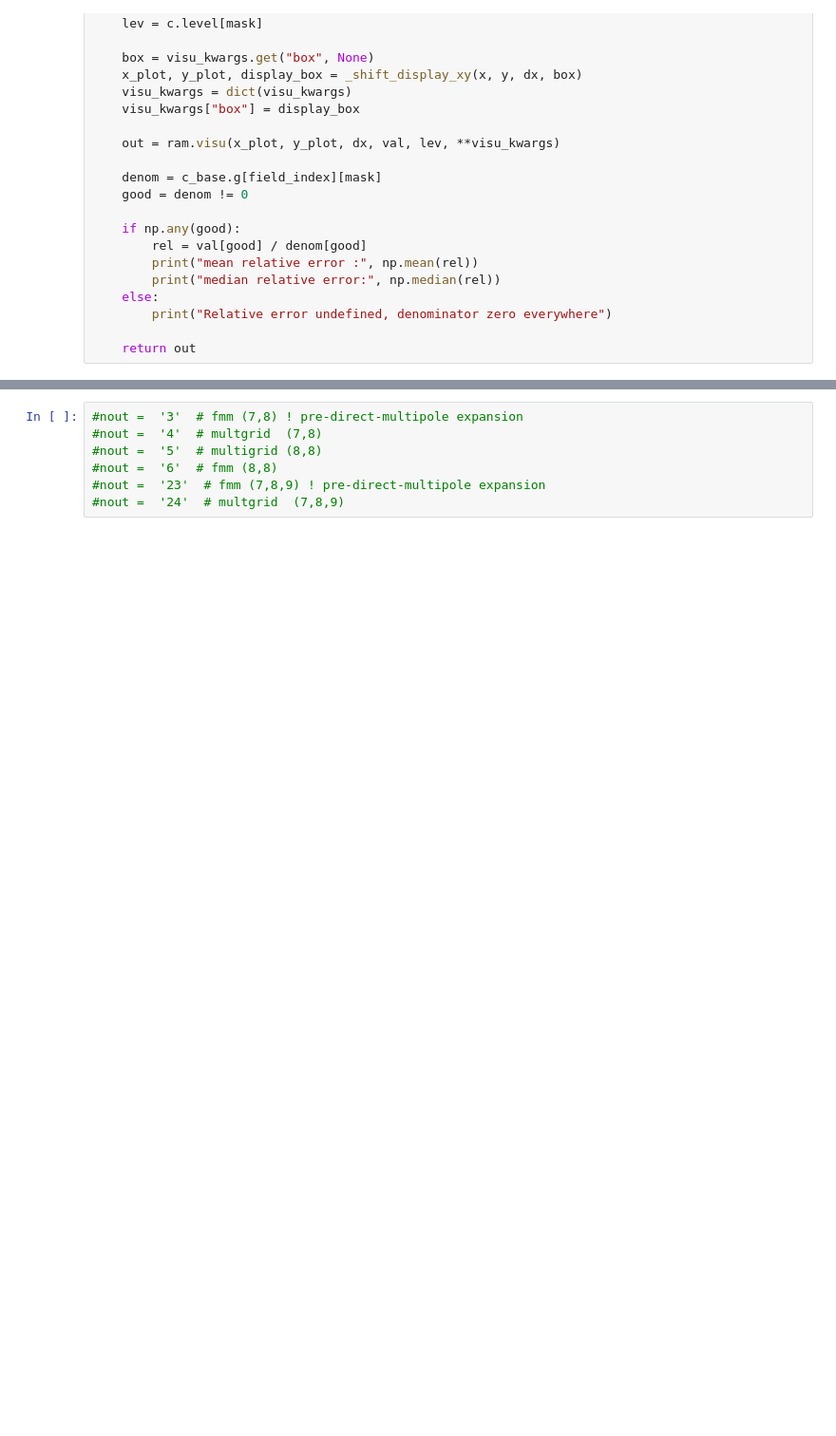
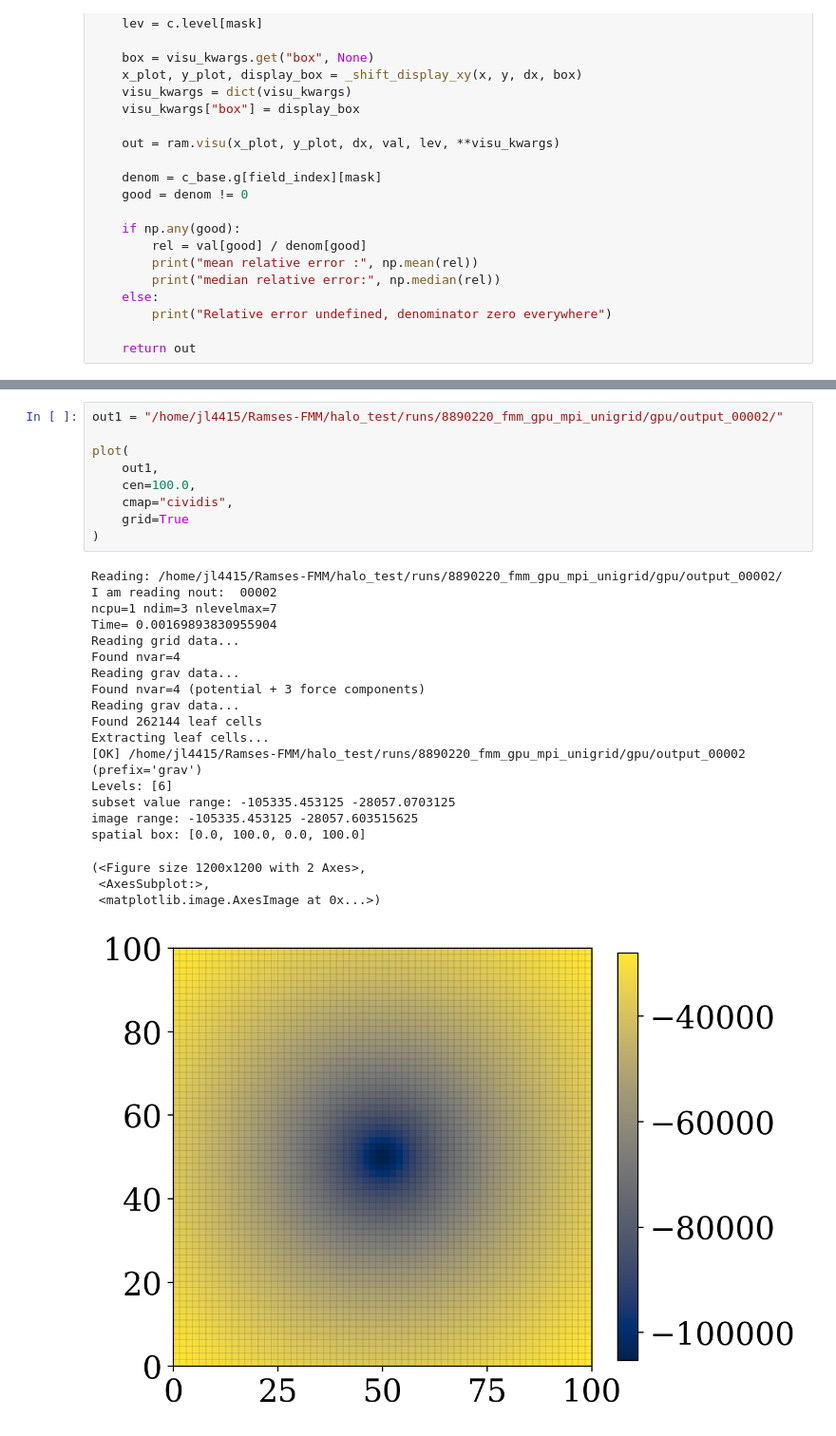
Before and after one commit to Byeol-Haneul/Ramses-FMM, a Jupyter notebook: analyze/amr.ipynb, the cells around one changed output, grey strips where cells are left out. Shown at 95% size. Drawn from its saved outputs; the diff is of its cells as text; blank space fills up the shorter version.

```diff
--- a/analyze/amr.ipynb
+++ b/analyze/amr.ipynb
@@ -568,11 +569,34 @@ def panel_mg_fmm_percent(
         print(f"Saved figure to {save}")
 
     return fig, axes
-# %%
-#nout =  '3'  # fmm (7,8) ! pre-direct-multipole expansion
-#nout =  '4'  # multgrid  (7,8)
-#nout =  '5'  # multigrid (8,8)
-#nout =  '6'  # fmm (8,8)
-#nout =  '23'  # fmm (7,8,9) ! pre-direct-multipole expansion
-#nout =  '24'  # multgrid  (7,8,9)
+# %%
+out1 = "/home/jl4415/Ramses-FMM/halo_test/runs/8890220_fmm_gpu_mpi_unigrid/gpu/output_00002/"
+
+plot(
+    out1,
+    cen=100.0,
+    cmap="cividis",
+    grid=True
+)
+# %% [output]
+Reading: /home/jl4415/Ramses-FMM/halo_test/runs/8890220_fmm_gpu_mpi_unigrid/gpu/output_00002/
+I am reading nout:  00002
+ncpu=1 ndim=3 nlevelmax=7
+Time= 0.00169893830955904
+Reading grid data...
+Found nvar=4
+Reading grav data...
+Found nvar=4 (potential + 3 force components)
+Reading grav data...
+Found 262144 leaf cells
+Extracting leaf cells...
+[OK] /home/jl4415/Ramses-FMM/halo_test/runs/8890220_fmm_gpu_mpi_unigrid/gpu/output_00002 (prefix='grav')
+Levels: [6]
+subset value range: -105335.453125 -28057.0703125
+image range: -105335.453125 -28057.603515625
+spatial box: [0.0, 100.0, 0.0, 100.0]
+(<Figure size 1200x1200 with 2 Axes>,
+ <AxesSubplot:>,
+ <matplotlib.image.AxesImage at 0x...>)
+[figure, added]
 # %%
```
Also changed, not shown: parts of 14 cells of this notebook, 9 other files.
